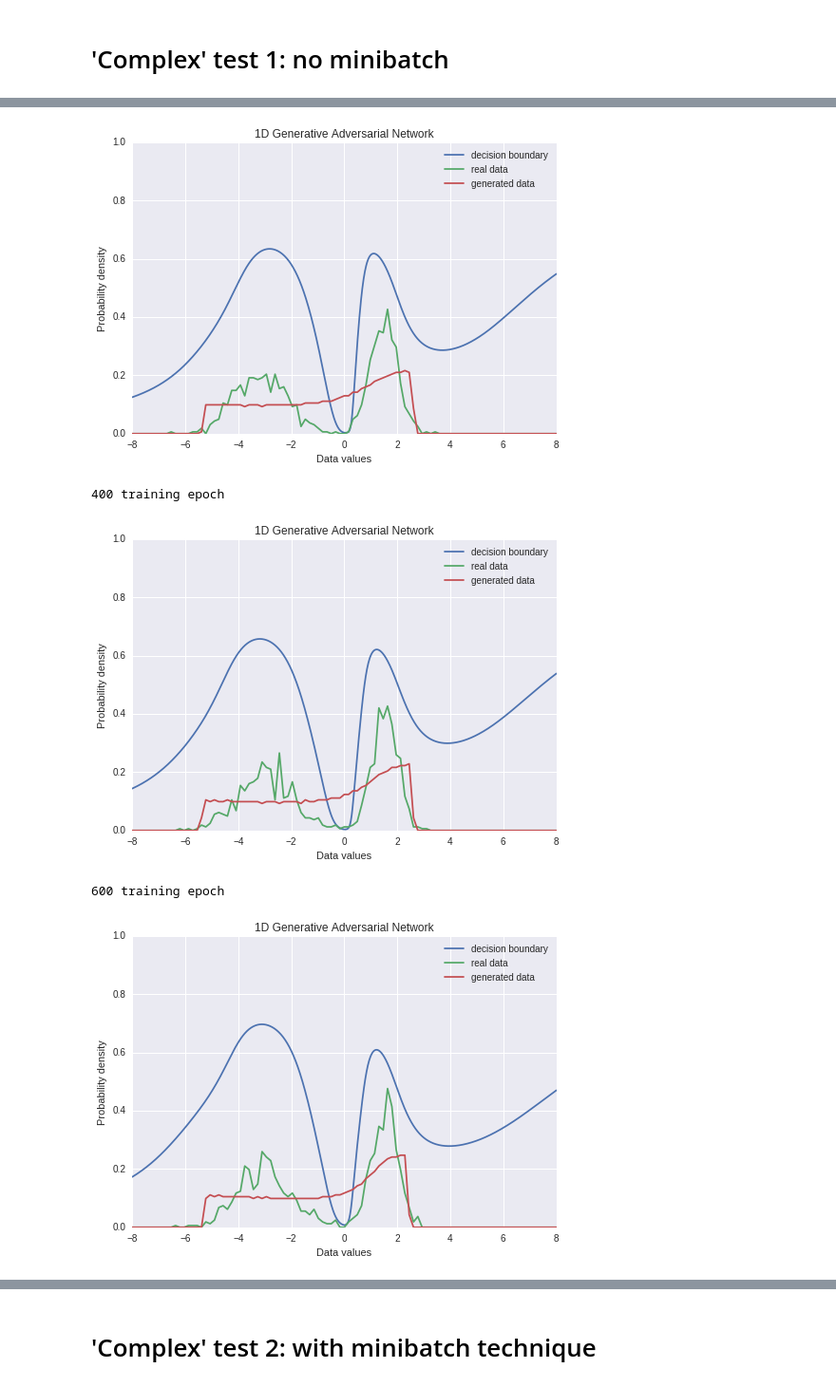
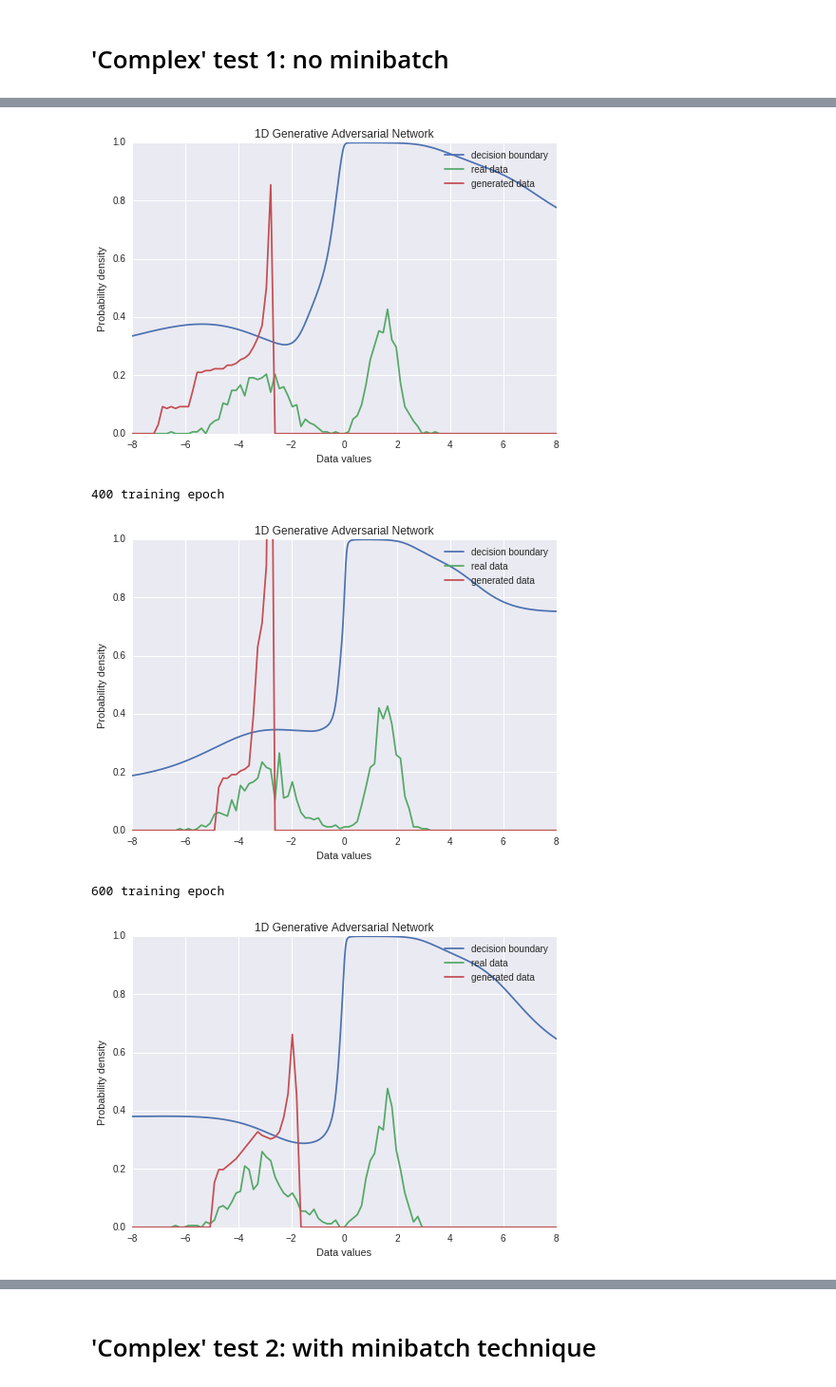
Before and after one commit to Scitator/gan-examples, a Jupyter notebook: gan_tutorial_1d.ipynb, the cells around one changed output, grey strips where cells are left out. Shown at 95% size. Cells and saved outputs as stored; diff of their text form; code cells hidden in the pictures.

```diff
--- a/gan_tutorial_1d.ipynb
+++ b/gan_tutorial_1d.ipynb
@@ -399,7 +415,9 @@ with tf.Session() as session:
         GeneratorDistribution(d_range=8),
         batch_size,
         minibatch,
-        hidden_size
+        hidden_size,
+        d_level=d_level,
+        g_level=g_level
     )
     history = model.train(
         session,
@@ -437,6 +455,8 @@ num_steps = 1000
 num_pretrain_steps = 1000
 log_interval = 200
 anim = None
+d_level = 3
+g_level = 1
 # %%
 tf.reset_default_graph()
 with tf.Session() as session:
@@ -447,7 +467,9 @@ with tf.Session() as session:
         GeneratorDistribution(d_range=8),
         batch_size,
         minibatch,
-        hidden_size
+        hidden_size,
+        d_level=d_level,
+        g_level=g_level
     )
     history = model.train(
         session,
@@ -512,6 +534,8 @@ num_steps = 1000
 num_pretrain_steps = 1000
 log_interval = 200
 anim = None
+d_level = 3
+g_level = 2
 # %%
 tf.reset_default_graph()
 with tf.Session() as session:
@@ -522,7 +546,9 @@ with tf.Session() as session:
         GeneratorDistribution(d_range=8),
         batch_size,
         minibatch,
-        hidden_size
+        hidden_size,
+        d_level=d_level,
+        g_level=g_level
     )
     history = model.train(
         session,
@@ -544,7 +570,7 @@ tf.reset_default_graph()
 200 training epoch
-[figure, old version]
+[figure, new version]
 400 training epoch
-[figure, old version]
+[figure, new version]
 600 training epoch
-[figure, old version]
+[figure, new version]
 800 training epoch
```
Also changed, not shown: parts of 8 cells of this notebook.
